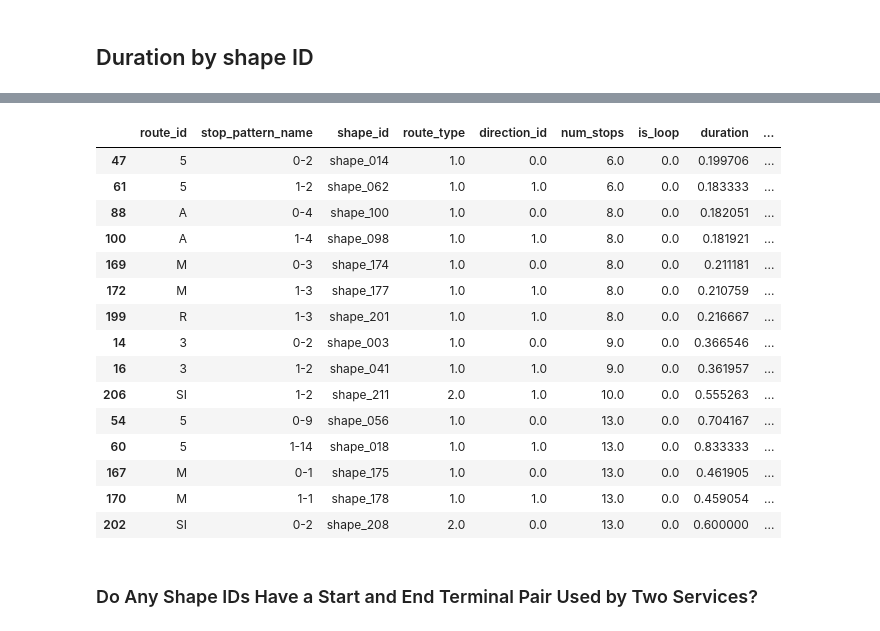
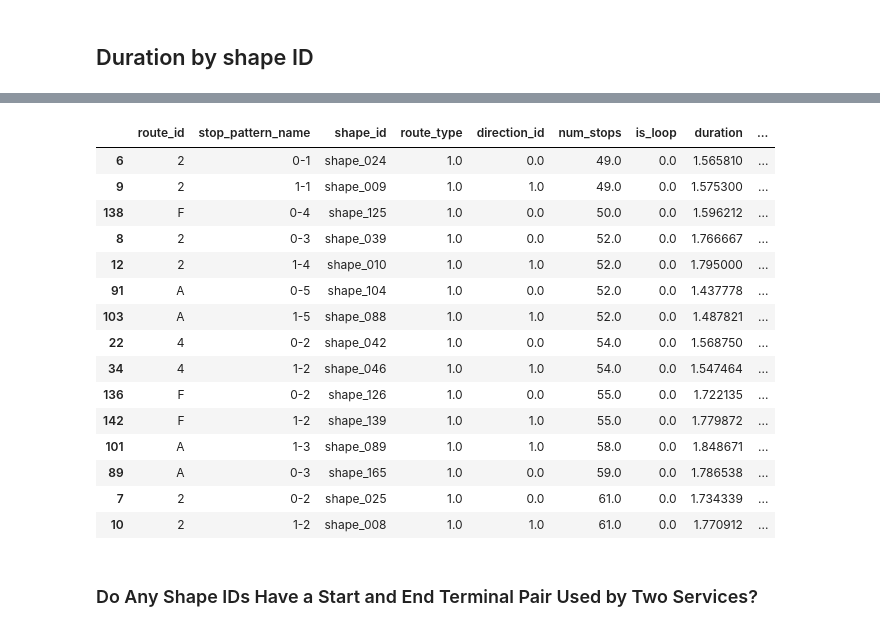
Before and after one commit to gregfeliu/NYC-Subway-Frequencies, a Jupyter notebook: Notebooks/3.Miscellaneous_Analysis.ipynb, the cells around one changed output, grey strips where cells are left out. Cells and saved outputs as stored; diff of their text form; code cells hidden in the pictures.

```diff
--- a/Notebooks/3.Miscellaneous_Analysis.ipynb
+++ b/Notebooks/3.Miscellaneous_Analysis.ipynb
@@ -391,24 +391,24 @@ duration_by_shape_no_S.sort_values(by='duration')
 # %%
 # the 2 has the most stops (61)
 duration_by_shape.sort_values(by='num_stops')
-duration_by_shape_no_S.sort_values(by=['num_stops', 'route_id'])[0:15]
+duration_by_shape_no_S.sort_values(by=['num_stops', 'route_id'])[-15:]
 # %% [output]
 |  | route_id | stop_pattern_name | shape_id | route_type | direction_id | num_stops | is_loop | duration | ... |
-| 47 | 5 | 0-2 | shape_014 | 1.0 | 0.0 | 6.0 | 0.0 | 0.199706 | ... |
-| 61 | 5 | 1-2 | shape_062 | 1.0 | 1.0 | 6.0 | 0.0 | 0.183333 | ... |
-| 88 | A | 0-4 | shape_100 | 1.0 | 0.0 | 8.0 | 0.0 | 0.182051 | ... |
-| 100 | A | 1-4 | shape_098 | 1.0 | 1.0 | 8.0 | 0.0 | 0.181921 | ... |
-| 169 | M | 0-3 | shape_174 | 1.0 | 0.0 | 8.0 | 0.0 | 0.211181 | ... |
-| 172 | M | 1-3 | shape_177 | 1.0 | 1.0 | 8.0 | 0.0 | 0.210759 | ... |
-| 199 | R | 1-3 | shape_201 | 1.0 | 1.0 | 8.0 | 0.0 | 0.216667 | ... |
-| 14 | 3 | 0-2 | shape_003 | 1.0 | 0.0 | 9.0 | 0.0 | 0.366546 | ... |
-| 16 | 3 | 1-2 | shape_041 | 1.0 | 1.0 | 9.0 | 0.0 | 0.361957 | ... |
-| 206 | SI | 1-2 | shape_211 | 2.0 | 1.0 | 10.0 | 0.0 | 0.555263 | ... |
-| 54 | 5 | 0-9 | shape_056 | 1.0 | 0.0 | 13.0 | 0.0 | 0.704167 | ... |
-| 60 | 5 | 1-14 | shape_018 | 1.0 | 1.0 | 13.0 | 0.0 | 0.833333 | ... |
-| 167 | M | 0-1 | shape_175 | 1.0 | 0.0 | 13.0 | 0.0 | 0.461905 | ... |
-| 170 | M | 1-1 | shape_178 | 1.0 | 1.0 | 13.0 | 0.0 | 0.459054 | ... |
-| 202 | SI | 0-2 | shape_208 | 2.0 | 0.0 | 13.0 | 0.0 | 0.600000 | ... |
+| 6 | 2 | 0-1 | shape_024 | 1.0 | 0.0 | 49.0 | 0.0 | 1.565810 | ... |
+| 9 | 2 | 1-1 | shape_009 | 1.0 | 1.0 | 49.0 | 0.0 | 1.575300 | ... |
+| 138 | F | 0-4 | shape_125 | 1.0 | 0.0 | 50.0 | 0.0 | 1.596212 | ... |
+| 8 | 2 | 0-3 | shape_039 | 1.0 | 0.0 | 52.0 | 0.0 | 1.766667 | ... |
+| 12 | 2 | 1-4 | shape_010 | 1.0 | 1.0 | 52.0 | 0.0 | 1.795000 | ... |
+| 91 | A | 0-5 | shape_104 | 1.0 | 0.0 | 52.0 | 0.0 | 1.437778 | ... |
+| 103 | A | 1-5 | shape_088 | 1.0 | 1.0 | 52.0 | 0.0 | 1.487821 | ... |
+| 22 | 4 | 0-2 | shape_042 | 1.0 | 0.0 | 54.0 | 0.0 | 1.568750 | ... |
+| 34 | 4 | 1-2 | shape_046 | 1.0 | 1.0 | 54.0 | 0.0 | 1.547464 | ... |
+| 136 | F | 0-2 | shape_126 | 1.0 | 0.0 | 55.0 | 0.0 | 1.722135 | ... |
+| 142 | F | 1-2 | shape_139 | 1.0 | 1.0 | 55.0 | 0.0 | 1.779872 | ... |
+| 101 | A | 1-3 | shape_089 | 1.0 | 1.0 | 58.0 | 0.0 | 1.848671 | ... |
+| 89 | A | 0-3 | shape_165 | 1.0 | 0.0 | 59.0 | 0.0 | 1.786538 | ... |
+| 7 | 2 | 0-2 | shape_025 | 1.0 | 0.0 | 61.0 | 0.0 | 1.734339 | ... |
+| 10 | 2 | 1-2 | shape_008 | 1.0 | 1.0 | 61.0 | 0.0 | 1.770912 | ... |
 # %% [markdown]
 ### Do Any Shape IDs Have a Start and End Terminal Pair Used by Two Services?
 # %%
```
Also changed, not shown: parts of 26 cells of this notebook, 2 other files.
